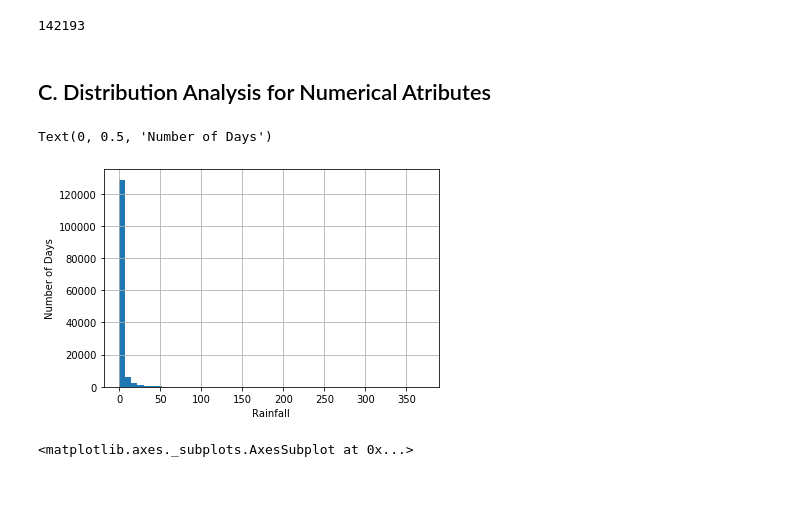
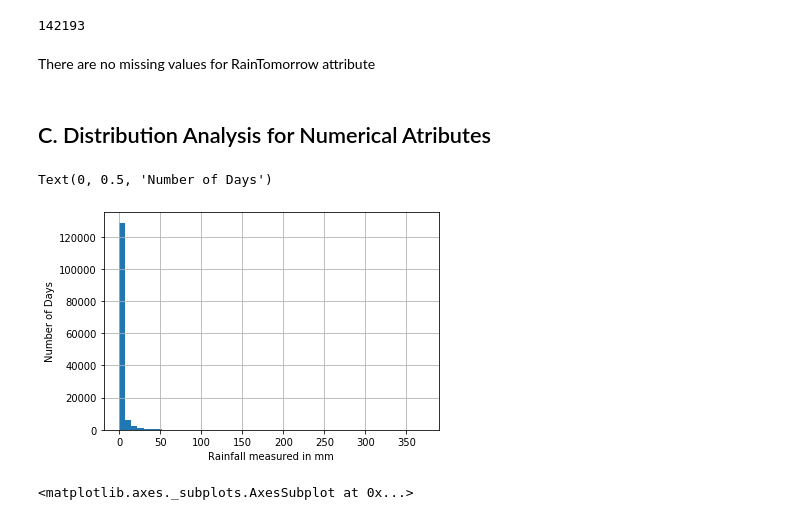
Before and after one commit to CathalDaly1/CS4055-Data-mining-Project, a Jupyter notebook: CS4055 Project - Weather in AUS DataSet.ipynb, the cells around one changed output. Cells and saved outputs as stored; diff of their text form; code cells hidden in the pictures; blank space fills up the shorter version.

```diff
--- a/CS4055 Project - Weather in AUS DataSet.ipynb
+++ b/CS4055 Project - Weather in AUS DataSet.ipynb
@@ -71,15 +83,17 @@ Name: RainTomorrow, dtype: int64
 df['RainTomorrow'].count()
 # %% [output]
 142193
+# %% [markdown]
+There are no missing values for RainTomorrow attribute
 # %% [markdown]
 ## C. Distribution Analysis for Numerical Atributes
 # %%
 df['Rainfall'].hist(bins=50)
-plt.xlabel('Rainfall')
+plt.xlabel('Rainfall measured in mm')
 plt.ylabel('Number of Days')
 # %% [output]
 Text(0, 0.5, 'Number of Days')
-[figure, old version]
+[figure, new version]
 # %%
 df.boxplot(column='Rainfall')
 # %% [output]
```
Also changed, not shown: parts of 10 cells of this notebook.
